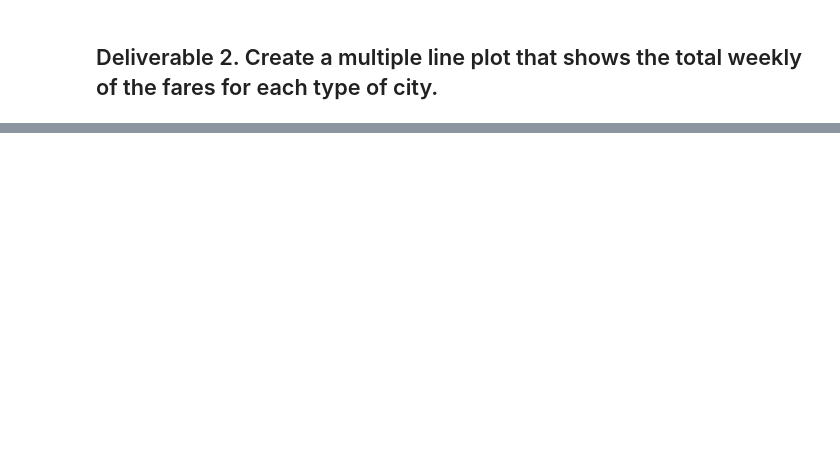
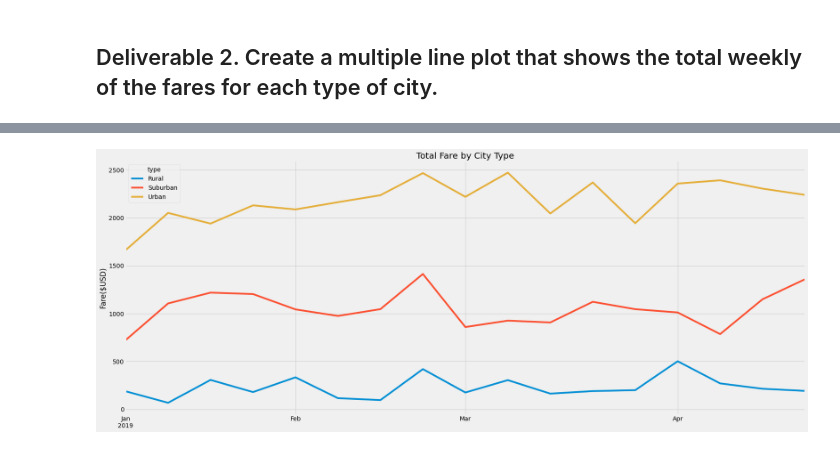
Before and after one commit to sibtainj/PyBer_Analysis, a Jupyter notebook: PyBer_Challenge.ipynb, the cells around one changed output, grey strips where cells are left out. Cells and saved outputs as stored; diff of their text form; code cells hidden in the pictures; blank space fills up the shorter version.

```diff
--- a/PyBer_Challenge.ipynb
+++ b/PyBer_Challenge.ipynb
@@ -81,3 +166,5 @@ pyber_summary_df.index.name = None
 # %%
 # 4. Create a pivot table with the 'date' as the index, the columns ='type', and values='fare'
 # to get the total fares for each type of city by the date.
+sum_fare_by_type_pivot = sum_fare_by_type.pivot(index="date",columns="type",values="fare")
+sum_fare_by_type_pivot.head(10)
@@ -84,2 +184,4 @@ pyber_summary_df.index.name = None
 # %%
 # 5. Create a new DataFrame from the pivot table DataFrame using loc on the given dates, '2019-01-01':'2019-04-29'.
+sum_fare_bydate_pivot = sum_fare_by_type_pivot.loc['2019-01-01':'2019-04-29']
+sum_fare_bydate_pivot.head(10)
@@ -86,5 +201,5 @@ pyber_summary_df.index.name = None
 # %%
 # 6. Set the "date" index to datetime datatype. This is necessary to use the resample() method in Step 8.
-# df.index = pd.to_datetime(df.index)
+sum_fare_bydate_pivot.index = pd.to_datetime(sum_fare_bydate_pivot.index)
 # %%
 # 7. Check that the datatype for the index is datetime using df.info()
@@ -91,2 +218,4 @@ pyber_summary_df.index.name = None
 # %%
 # 8. Create a new DataFrame using the "resample()" function by week 'W' and get the sum of the fares for each week.
+sum_fare_bydate_pivot_byweek = sum_fare_bydate_pivot.resample("W").sum()
+sum_fare_bydate_pivot_byweek.head(10)
@@ -93,7 +235,12 @@ pyber_summary_df.index.name = None
 # %%
 # 8. Using the object-oriented interface method, plot the resample DataFrame using the df.plot() function.
 
 # Import the style from Matplotlib.
 from matplotlib import style
 # Use the graph style fivethirtyeight.
 style.use('fivethirtyeight')
+sum_fare_bydate_pivot_byweek.plot(ylabel = "Fare($USD)", xlabel = "", title = "Total Fare by City Type", figsize = (25,10))
+plt.savefig("analysis/PyBer_Fare_Summary.png")
+plt.show()
+# %% [output]
+[figure, added]
```
Also changed, not shown: parts of 16 cells of this notebook, 1 other file.
